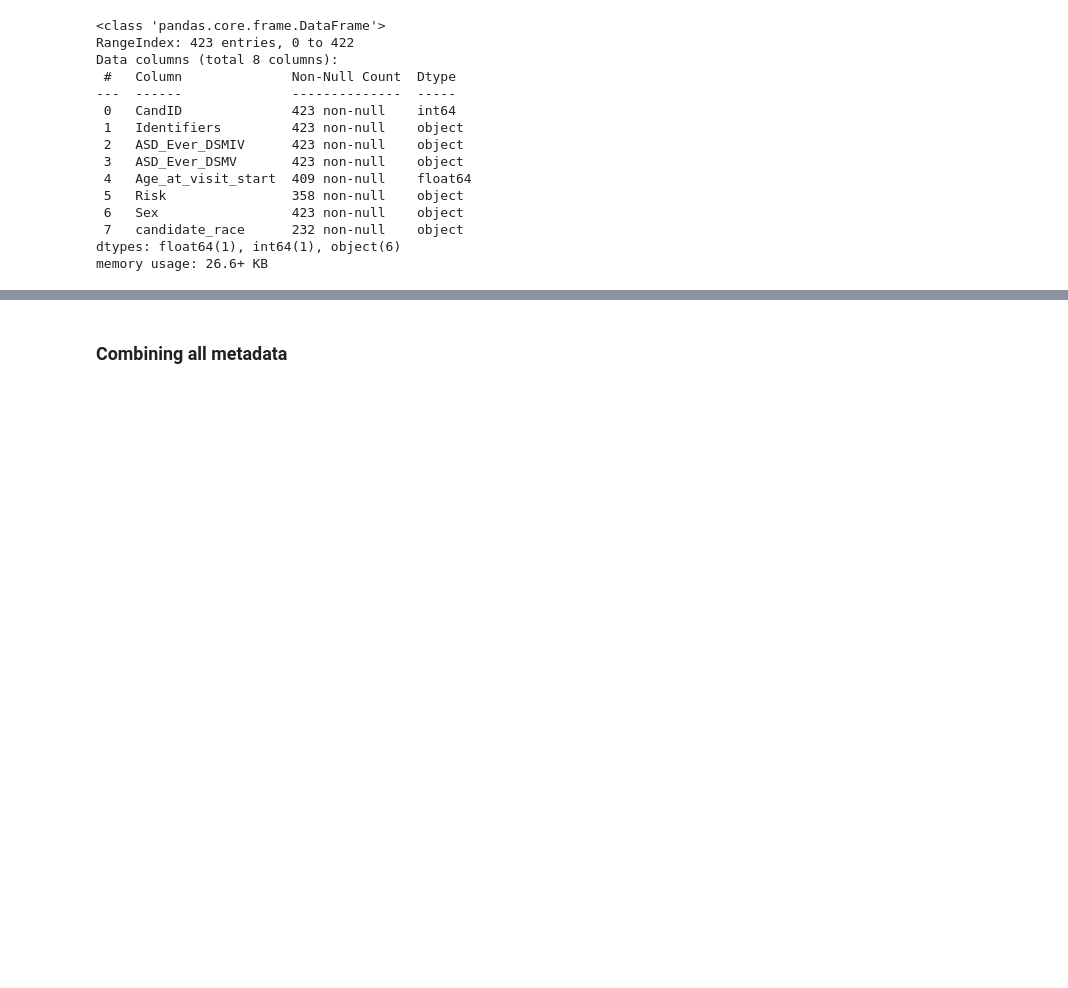
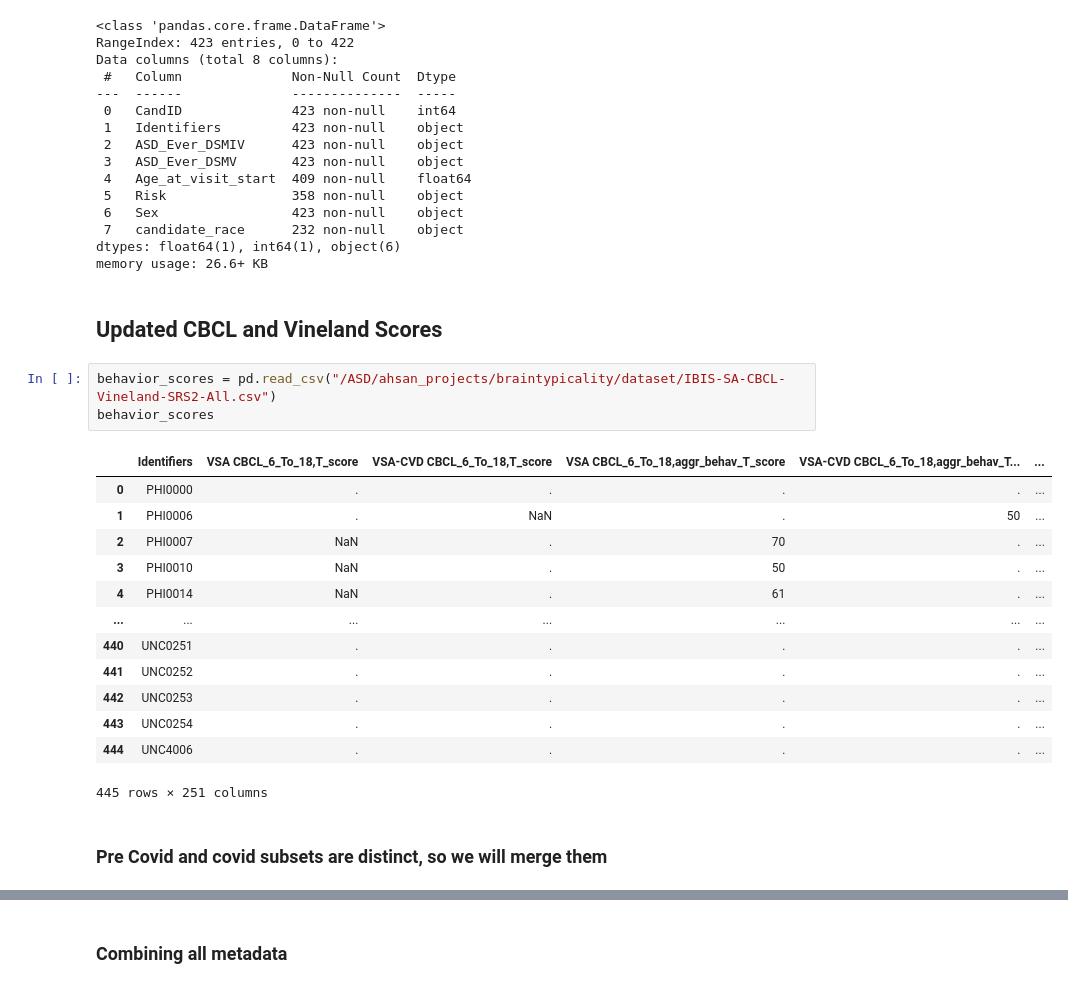
Before and after one commit to ahsanMah/braintypicality, a Jupyter notebook: dataset/ibis_metadata_builder.ipynb, the cells around one changed output, grey strips where cells are left out. Drawn from its saved outputs; the diff is of its cells as text; blank space fills up the shorter version.

```diff
--- a/dataset/ibis_metadata_builder.ipynb
+++ b/dataset/ibis_metadata_builder.ipynb
@@ -465,3 +381,24 @@ Data columns (total 8 columns):
  7   candidate_race      232 non-null    object
 dtypes: float64(1), int64(1), object(6)
 memory usage: 26.6+ KB
+# %% [markdown]
+## Updated CBCL and Vineland Scores
+# %%
+behavior_scores = pd.read_csv("/ASD/ahsan_projects/braintypicality/dataset/IBIS-SA-CBCL-Vineland-SRS2-All.csv")
+behavior_scores
+# %% [output]
+|  | Identifiers | VSA CBCL_6_To_18,T_score | VSA-CVD CBCL_6_To_18,T_score | VSA CBCL_6_To_18,aggr_behav_T_score | VSA-CVD CBCL_6_To_18,aggr_behav_T... | ... |
+| 0 | PHI0000 | . | . | . | . | ... |
+| 1 | PHI0006 | . | NaN | . | 50 | ... |
+| 2 | PHI0007 | NaN | . | 70 | . | ... |
+| 3 | PHI0010 | NaN | . | 50 | . | ... |
+| 4 | PHI0014 | NaN | . | 61 | . | ... |
+| ... | ... | ... | ... | ... | ... | ... |
+| 440 | UNC0251 | . | . | . | . | ... |
+| 441 | UNC0252 | . | . | . | . | ... |
+| 442 | UNC0253 | . | . | . | . | ... |
+| 443 | UNC0254 | . | . | . | . | ... |
+| 444 | UNC4006 | . | . | . | . | ... |
+445 rows × 251 columns
+# %% [markdown]
+### Pre Covid and covid subsets are distinct, so we will merge them
```
Also changed, not shown: parts of 27 cells of this notebook.
